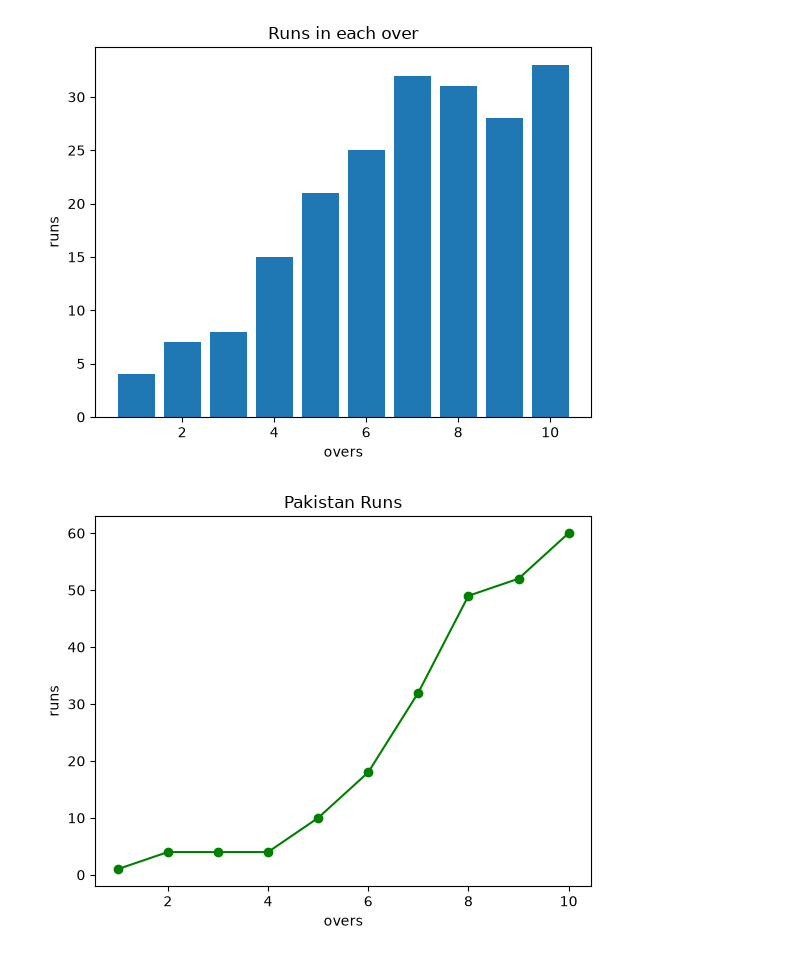
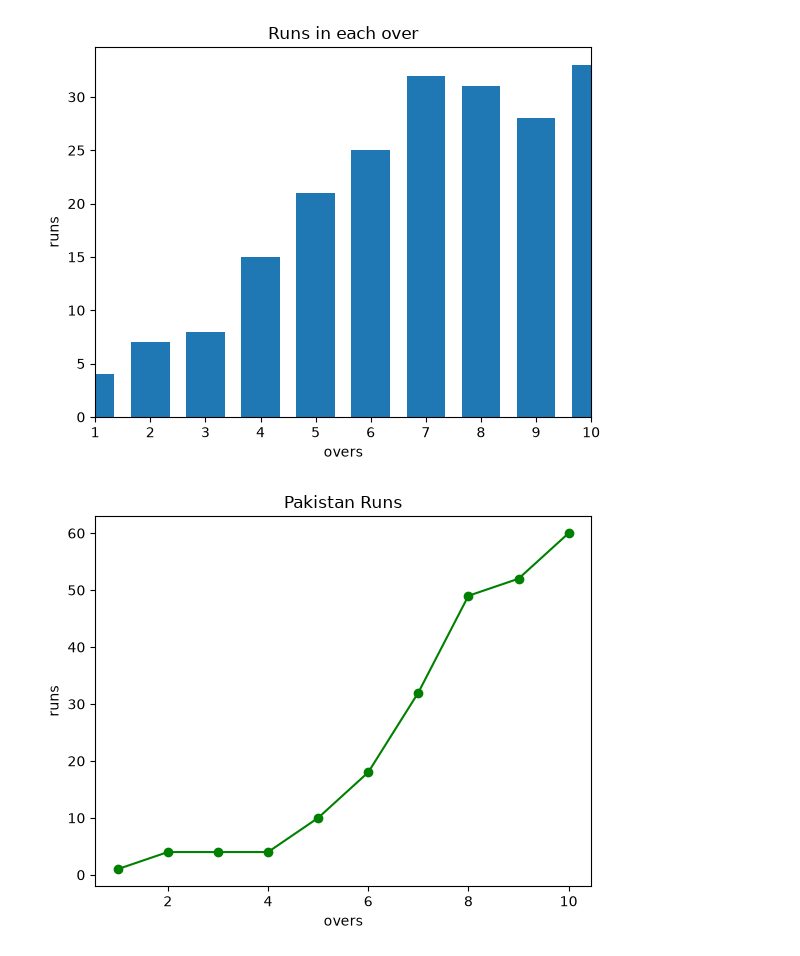
Before and after one commit to faheembashir/Analytics, a Jupyter notebook: Matplotlib/index.ipynb, the cells around one changed output. Drawn from its saved outputs; the diff is of its cells as text; code cells hidden in the pictures.

```diff
--- a/Matplotlib/index.ipynb
+++ b/Matplotlib/index.ipynb
@@ -25,11 +25,12 @@ data
 # %%
-plt.bar(data["overs"],data["runs"])
+plt.bar(data["overs"],data["runs"],width=0.7)
+plt.xlim(left=1,right=10)
 plt.xlabel("overs")
 plt.ylabel("runs")
 plt.title("Runs in each over")
 plt.show()
 # %% [output]
-[figure, old version]
+[figure, new version]
 # %%
 
 pak={
```
Also changed, not shown: parts of 25 cells of this notebook.
